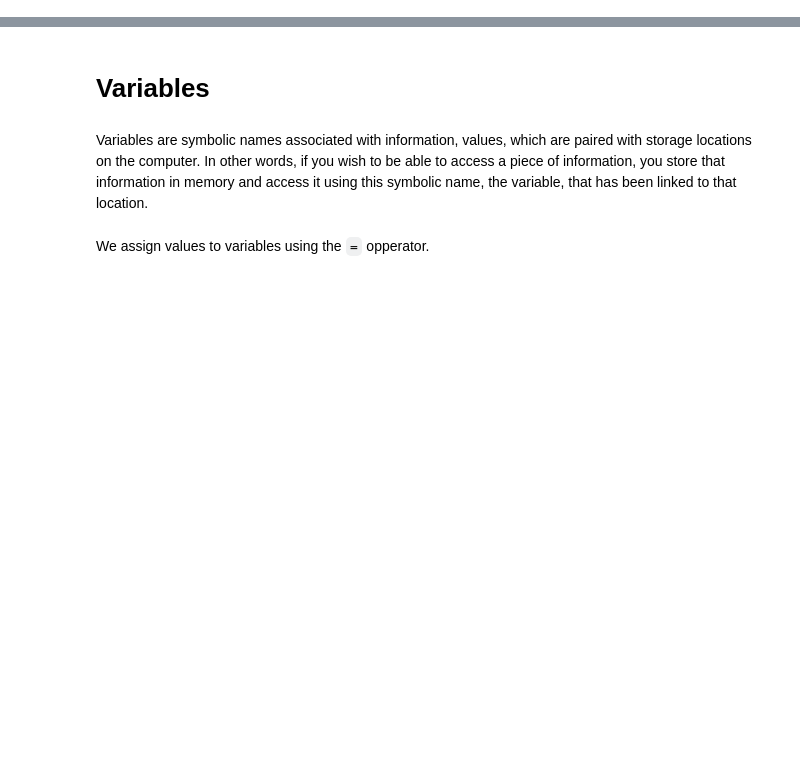
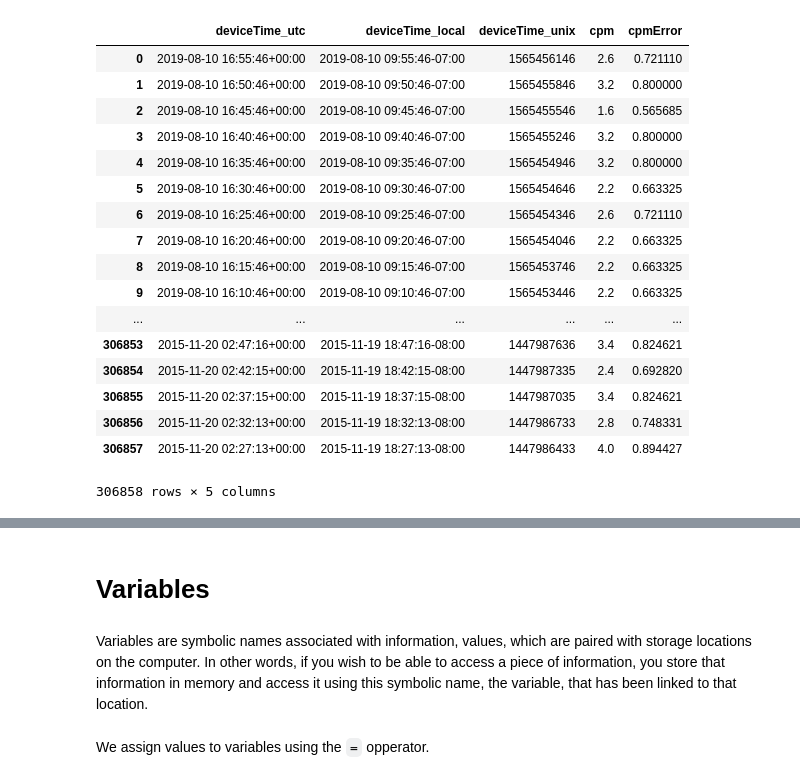
Before and after one commit to engineering-11/Engin-11, a Jupyter notebook: Lessons/Introduction to Python.ipynb, the cells around one changed output, grey strips where cells are left out. Saved outputs shown, nothing was run; the diff lists cells and outputs as text; code cells hidden in the pictures; blank space fills up the shorter version.

```diff
--- a/Lessons/Introduction to Python.ipynb
+++ b/Lessons/Introduction to Python.ipynb
@@ -0,0 +6,22 @@
+# %%
+data = pd.read_csv('/Users/alihanks/dosenet_data/etch_roof.csv')
+data
+# %% [output]
+|  | deviceTime_utc | deviceTime_local | deviceTime_unix | cpm | cpmError |
+| 0 | 2019-08-10 16:55:46+00:00 | 2019-08-10 09:55:46-07:00 | 1565456146 | 2.6 | 0.721110 |
+| 1 | 2019-08-10 16:50:46+00:00 | 2019-08-10 09:50:46-07:00 | 1565455846 | 3.2 | 0.800000 |
+| 2 | 2019-08-10 16:45:46+00:00 | 2019-08-10 09:45:46-07:00 | 1565455546 | 1.6 | 0.565685 |
+| 3 | 2019-08-10 16:40:46+00:00 | 2019-08-10 09:40:46-07:00 | 1565455246 | 3.2 | 0.800000 |
+| 4 | 2019-08-10 16:35:46+00:00 | 2019-08-10 09:35:46-07:00 | 1565454946 | 3.2 | 0.800000 |
+| 5 | 2019-08-10 16:30:46+00:00 | 2019-08-10 09:30:46-07:00 | 1565454646 | 2.2 | 0.663325 |
+| 6 | 2019-08-10 16:25:46+00:00 | 2019-08-10 09:25:46-07:00 | 1565454346 | 2.6 | 0.721110 |
+| 7 | 2019-08-10 16:20:46+00:00 | 2019-08-10 09:20:46-07:00 | 1565454046 | 2.2 | 0.663325 |
+| 8 | 2019-08-10 16:15:46+00:00 | 2019-08-10 09:15:46-07:00 | 1565453746 | 2.2 | 0.663325 |
+| 9 | 2019-08-10 16:10:46+00:00 | 2019-08-10 09:10:46-07:00 | 1565453446 | 2.2 | 0.663325 |
+| ... | ... | ... | ... | ... | ... |
+| 306853 | 2015-11-20 02:47:16+00:00 | 2015-11-19 18:47:16-08:00 | 1447987636 | 3.4 | 0.824621 |
+| 306854 | 2015-11-20 02:42:15+00:00 | 2015-11-19 18:42:15-08:00 | 1447987335 | 2.4 | 0.692820 |
+| 306855 | 2015-11-20 02:37:15+00:00 | 2015-11-19 18:37:15-08:00 | 1447987035 | 3.4 | 0.824621 |
+| 306856 | 2015-11-20 02:32:13+00:00 | 2015-11-19 18:32:13-08:00 | 1447986733 | 2.8 | 0.748331 |
+| 306857 | 2015-11-20 02:27:13+00:00 | 2015-11-19 18:27:13-08:00 | 1447986433 | 4.0 | 0.894427 |
+306858 rows × 5 columns
```
Also changed, not shown: parts of 11 cells of this notebook, 1 other file.
